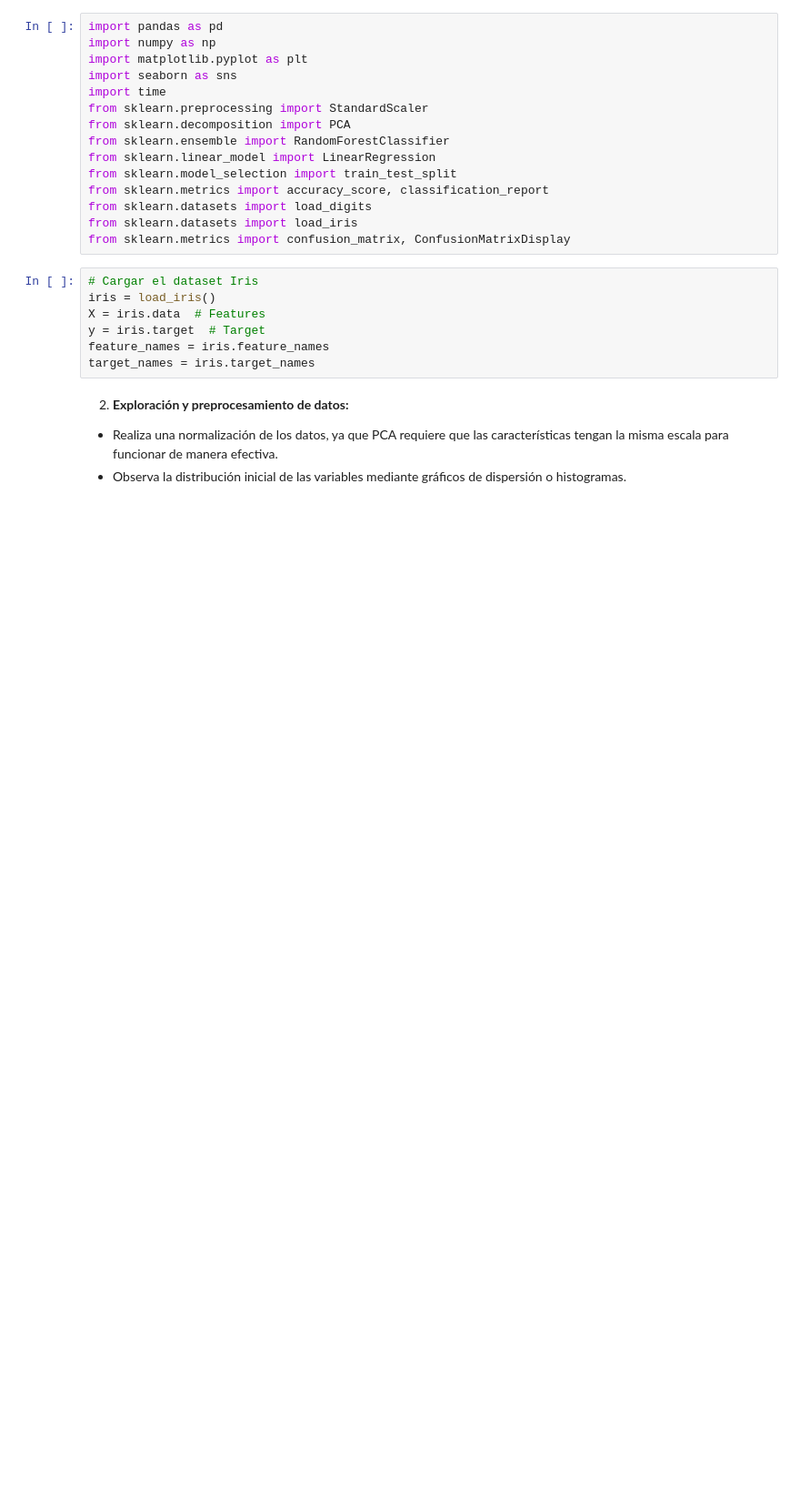
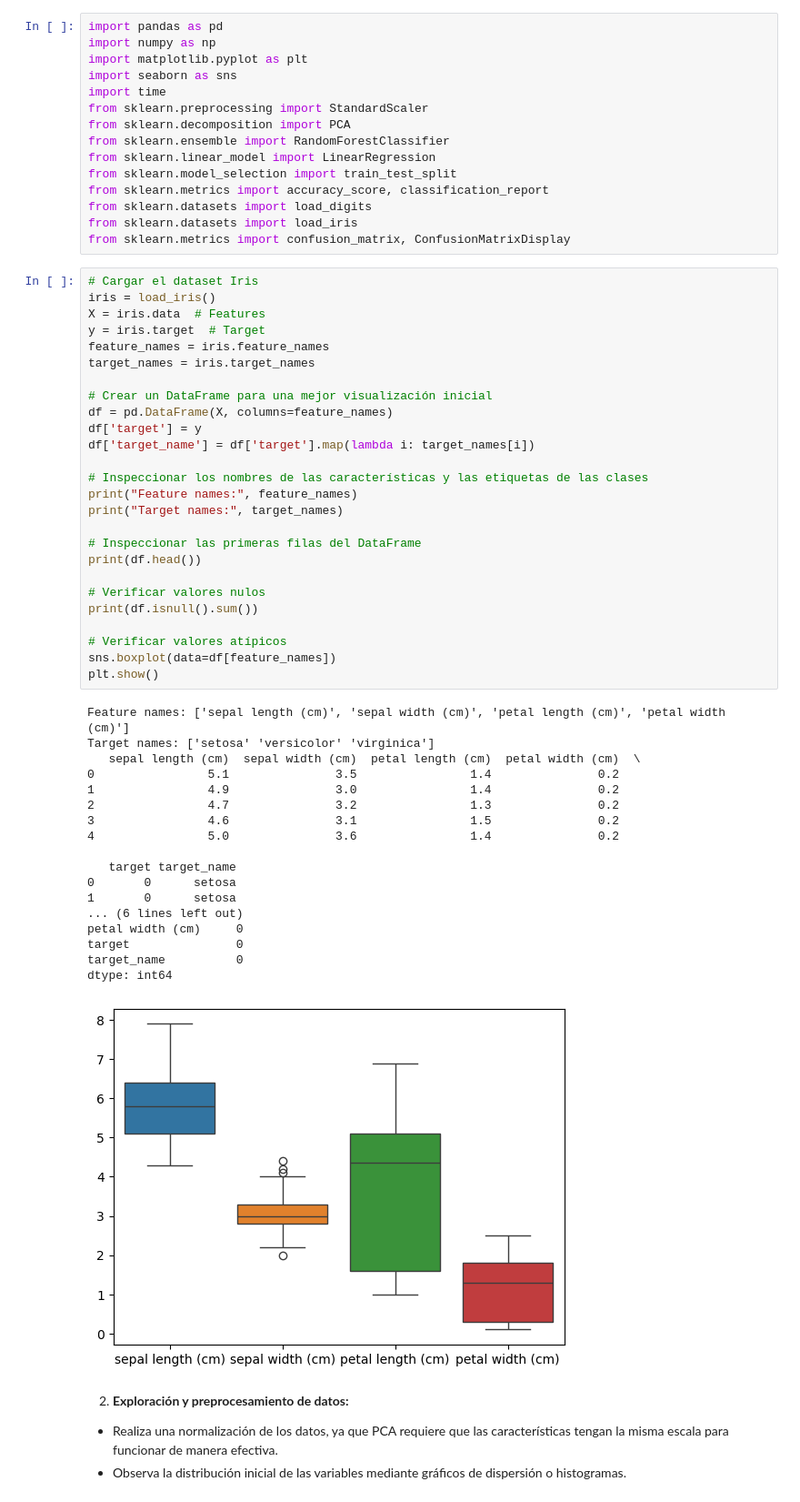
Before and after one commit to diegojarav/tareas_core_ds_fundamentals, a Jupyter notebook: tareas_core_aml/aprend_no_sup/pca_2.ipynb, the cells around one changed output. Shown at 91% size. Saved outputs shown, nothing was run; the diff lists cells and outputs as text; blank space fills up the shorter version.

```diff
--- a/tareas_core_aml/aprend_no_sup/pca_2.ipynb
+++ b/tareas_core_aml/aprend_no_sup/pca_2.ipynb
@@ -36,13 +36,51 @@ from sklearn.metrics import accuracy_score, classification_report
 from sklearn.datasets import load_digits
 from sklearn.datasets import load_iris
 from sklearn.metrics import confusion_matrix, ConfusionMatrixDisplay
-# %%
-# Cargar el dataset Iris
-iris = load_iris()
-X = iris.data  # Features
-y = iris.target  # Target
-feature_names = iris.feature_names
-target_names = iris.target_names
+# %%
+# Cargar el dataset Iris
+iris = load_iris()
+X = iris.data  # Features
+y = iris.target  # Target
+feature_names = iris.feature_names
+target_names = iris.target_names
+
+# Crear un DataFrame para una mejor visualización inicial
+df = pd.DataFrame(X, columns=feature_names)
+df['target'] = y
+df['target_name'] = df['target'].map(lambda i: target_names[i])
+
+# Inspeccionar los nombres de las características y las etiquetas de las clases
+print("Feature names:", feature_names)
+print("Target names:", target_names)
+
+# Inspeccionar las primeras filas del DataFrame
+print(df.head())
+
+# Verificar valores nulos
+print(df.isnull().sum())
+
+# Verificar valores atípicos
+sns.boxplot(data=df[feature_names])
+plt.show()
+# %% [output]
+Feature names: ['sepal length (cm)', 'sepal width (cm)', 'petal length (cm)', 'petal width (cm)']
+Target names: ['setosa' 'versicolor' 'virginica']
+   sepal length (cm)  sepal width (cm)  petal length (cm)  petal width (cm)  \
+0                5.1               3.5                1.4               0.2
+1                4.9               3.0                1.4               0.2
+2                4.7               3.2                1.3               0.2
+3                4.6               3.1                1.5               0.2
+4                5.0               3.6                1.4               0.2
+
+   target target_name
+0       0      setosa
+1       0      setosa
+... (6 lines left out)
+petal width (cm)     0
+target               0
+target_name          0
+dtype: int64
+[figure, added]
 # %% [markdown]
 
 2. **Exploración y preprocesamiento de datos:**
```
Also changed, not shown: parts of 9 cells of this notebook, 11 other files.
